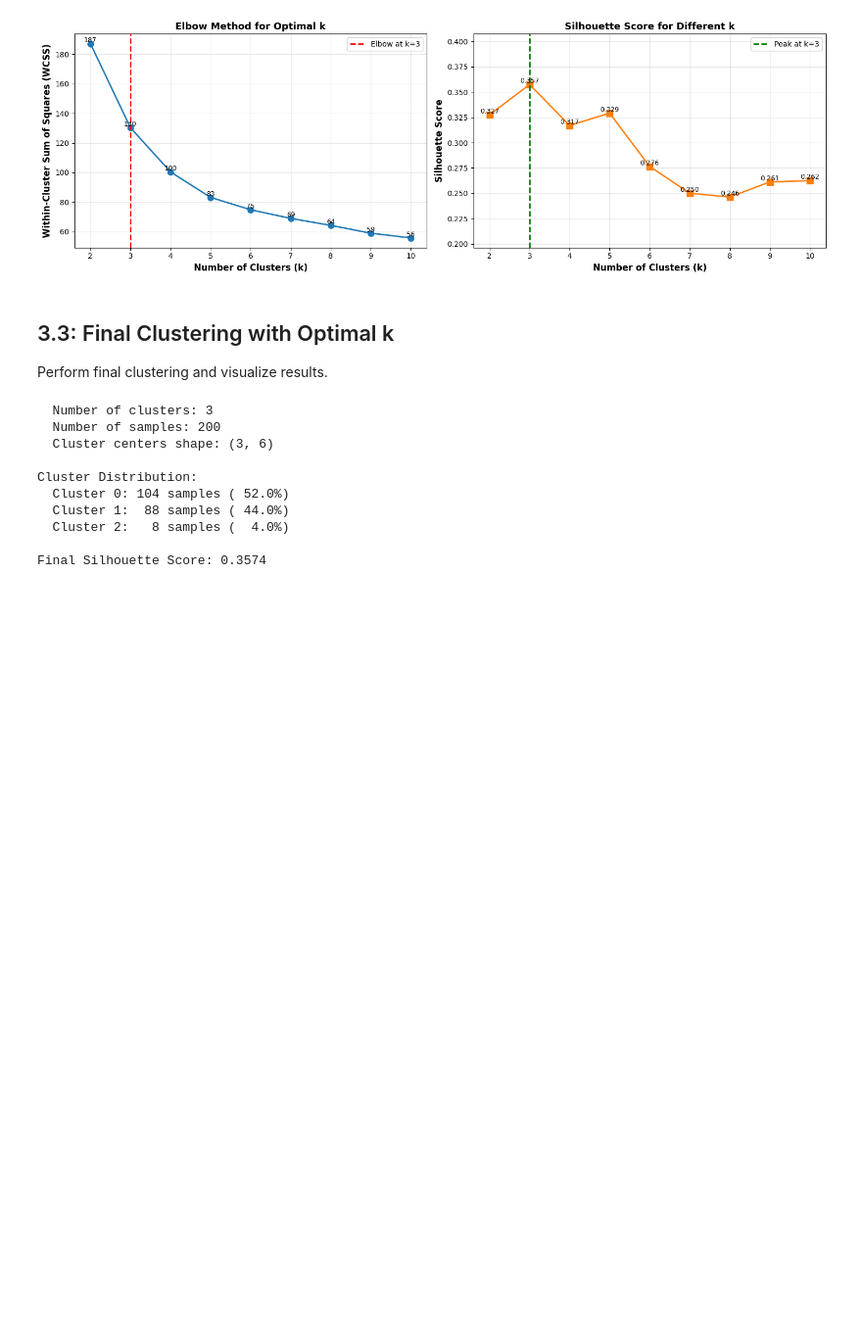
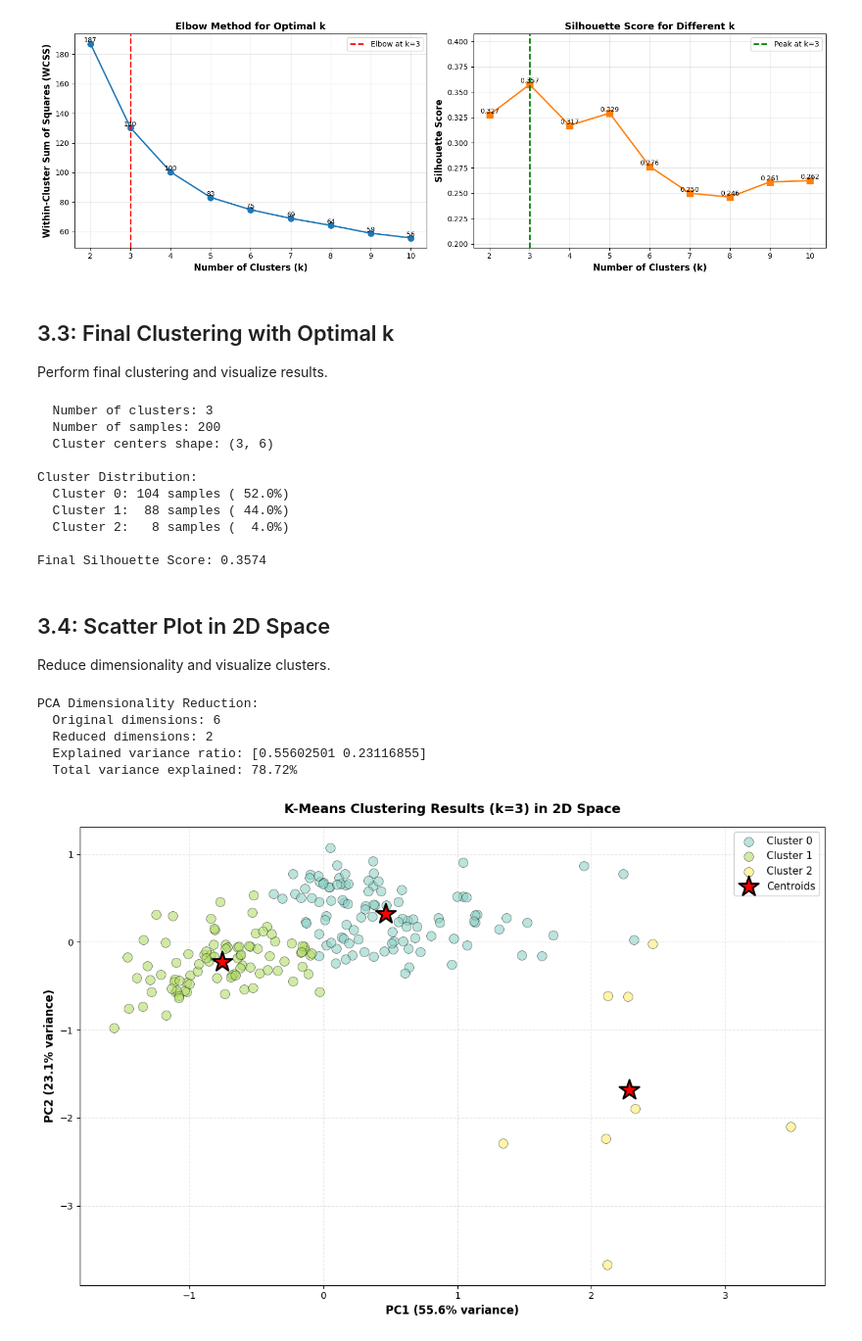
Before and after one commit to mHosseinh/ML.Fall2025.EEG.Prj.Hosseinzadeh.Vaziri, a Jupyter notebook: MotorImagery_Classification_Pipeline.ipynb, the cells around one changed output. Shown at 98% size. Cells and saved outputs as stored; diff of their text form; code cells hidden in the pictures; blank space fills up the shorter version.

Commit message:
Visualize K-Means clustering results using PCA dimensionality reduction to 2D, showing cluster distributions and centroids with explained variance

```diff
--- a/MotorImagery_Classification_Pipeline.ipynb
+++ b/MotorImagery_Classification_Pipeline.ipynb
@@ -1434,3 +1434,58 @@ Cluster Distribution:
   Cluster 2:   8 samples (  4.0%)
 
 Final Silhouette Score: 0.3574
+# %% [markdown]
+## 3.4: Scatter Plot in 2D Space
+Reduce dimensionality and visualize clusters.
+# %%
+
+# Reduce to 2D using PCA for visualization
+pca_2d = PCA(n_components=2, random_state=42)
+X_2d = pca_2d.fit_transform(X_combined)
+
+print(f"\nPCA Dimensionality Reduction:")
+print(f"  Original dimensions: {X_combined.shape[1]}")
+print(f"  Reduced dimensions: 2")
+print(f"  Explained variance ratio: {pca_2d.explained_variance_ratio_}")
+print(f"  Total variance explained: {pca_2d.explained_variance_ratio_.sum():.2%}")
+
+# Create scatter plot
+fig, ax = plt.subplots(figsize=(12, 8))
+
+# Define colors for clusters
+colors = plt.cm.Set3(np.linspace(0, 1, optimal_k))
+
+# Plot clusters
+for cluster_id in range(optimal_k):
+    cluster_points = X_2d[labels_final == cluster_id]
+    ax.scatter(cluster_points[:, 0], cluster_points[:, 1],
+              c=[colors[cluster_id]], label=f'Cluster {cluster_id}',
+              s=100, alpha=0.6, edgecolors='black', linewidth=0.5)
+
+# Transform cluster centers to 2D
+centers_2d = pca_2d.transform(centers)
+
+# Plot cluster centers
+ax.scatter(centers_2d[:, 0], centers_2d[:, 1],
+          c='red', marker='*', s=500, edgecolors='black', linewidth=2,
+          label='Centroids', zorder=5)
+
+ax.set_xlabel(f'PC1 ({pca_2d.explained_variance_ratio_[0]:.1%} variance)',
+              fontweight='bold', fontsize=12)
+ax.set_ylabel(f'PC2 ({pca_2d.explained_variance_ratio_[1]:.1%} variance)',
+              fontweight='bold', fontsize=12)
+ax.set_title(f'K-Means Clustering Results (k={optimal_k}) in 2D Space',
+            fontsize=14, fontweight='bold', pad=15)
+ax.legend(loc='best', fontsize=11, framealpha=0.95)
+ax.grid(True, alpha=0.3, linestyle='--')
+ax.set_axisbelow(True)
+
+plt.tight_layout()
+plt.show()
+# %% [output]
+PCA Dimensionality Reduction:
+  Original dimensions: 6
+  Reduced dimensions: 2
+  Explained variance ratio: [0.55602501 0.23116855]
+  Total variance explained: 78.72%
+[figure, added]
```
